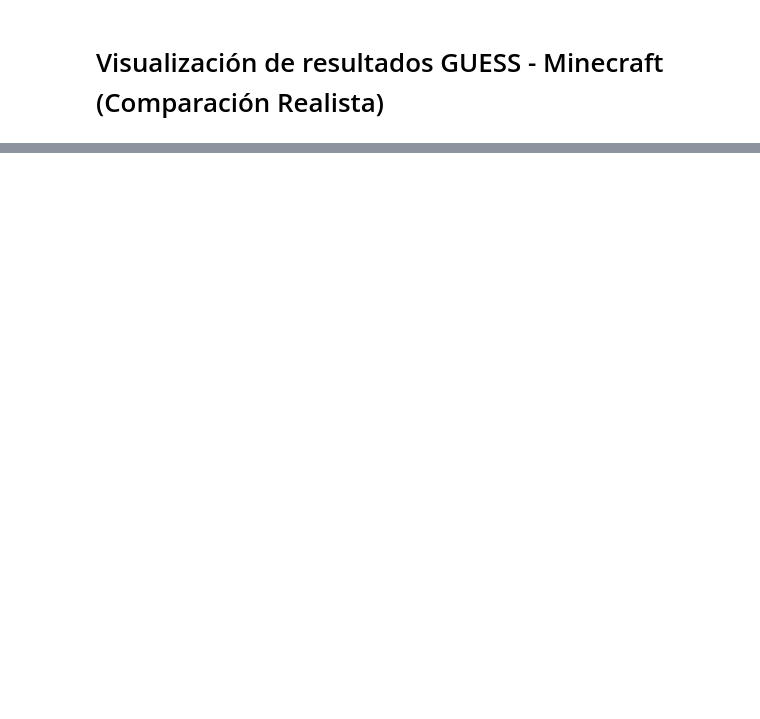
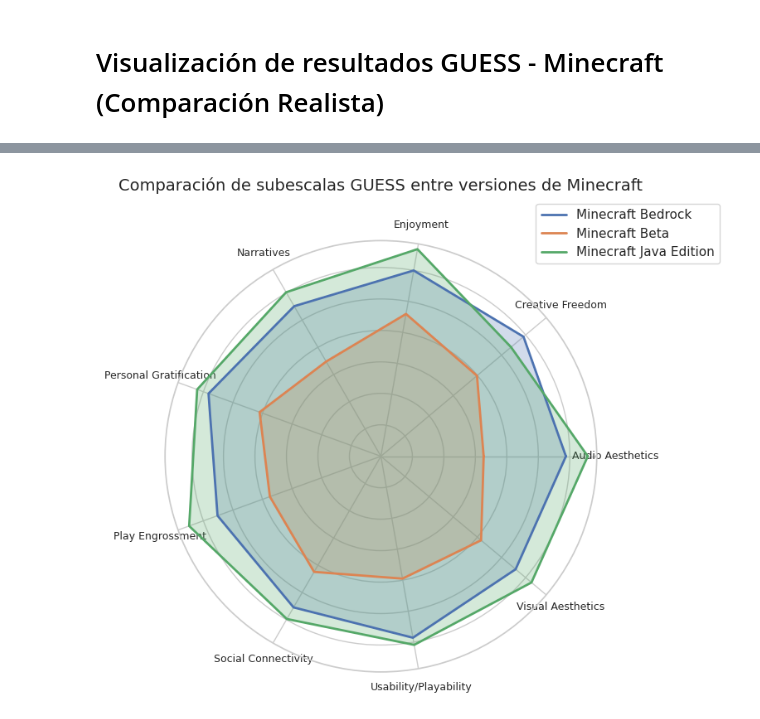
Before and after one commit to ClaudixoPG/ESI_2025_S1, a Jupyter notebook: notebooks/Visualizaciones_GUESS_Minecraft.ipynb, the cells around one changed output, grey strips where cells are left out. Saved outputs shown, nothing was run; the diff lists cells and outputs as text; code cells hidden in the pictures; blank space fills up the shorter version.

```diff
--- a/notebooks/Visualizaciones_GUESS_Minecraft.ipynb
+++ b/notebooks/Visualizaciones_GUESS_Minecraft.ipynb
@@ -12,0 +12,5 @@ df.head()
+# %%
+# Cargar datos desde GitHub
+url = "https://raw.githubusercontent.com/ClaudixoPG/ESI_2025_S1/main/datasets/Minecraft_Evaluacion_GUESS.xlsx"
+df = pd.read_excel(url)
+df.head()
@@ -45,0 +66,24 @@ plt.show()
+# %%
+# Radar chart comparativo con todas las versiones (con área rellena)
+labels = mean_scores.columns[1:].tolist()
+angles = [n / float(len(labels)) * 2 * pi for n in range(len(labels))]
+angles += angles[:1]
+
+fig, ax = plt.subplots(figsize=(8, 8), subplot_kw=dict(polar=True))
+
+# Dibujar cada línea con su área rellena
+for i, row in mean_scores.iterrows():
+    stats = row[1:].tolist()
+    stats += stats[:1]
+    ax.plot(angles, stats, label=row['version'], linewidth=2)
+    ax.fill(angles, stats, alpha=0.25)  # área bajo la curva
+
+ax.set_xticks(angles[:-1])
+ax.set_xticklabels(labels, fontsize=9)
+ax.set_yticklabels([])
+ax.set_title('Comparación de subescalas GUESS entre versiones de Minecraft', size=14, y=1.1)
+ax.legend(loc='upper right', bbox_to_anchor=(1.3, 1.1))
+plt.tight_layout()
+plt.show()
+# %% [output]
+[figure, added]
```
Also changed, not shown: parts of 16 cells of this notebook.
